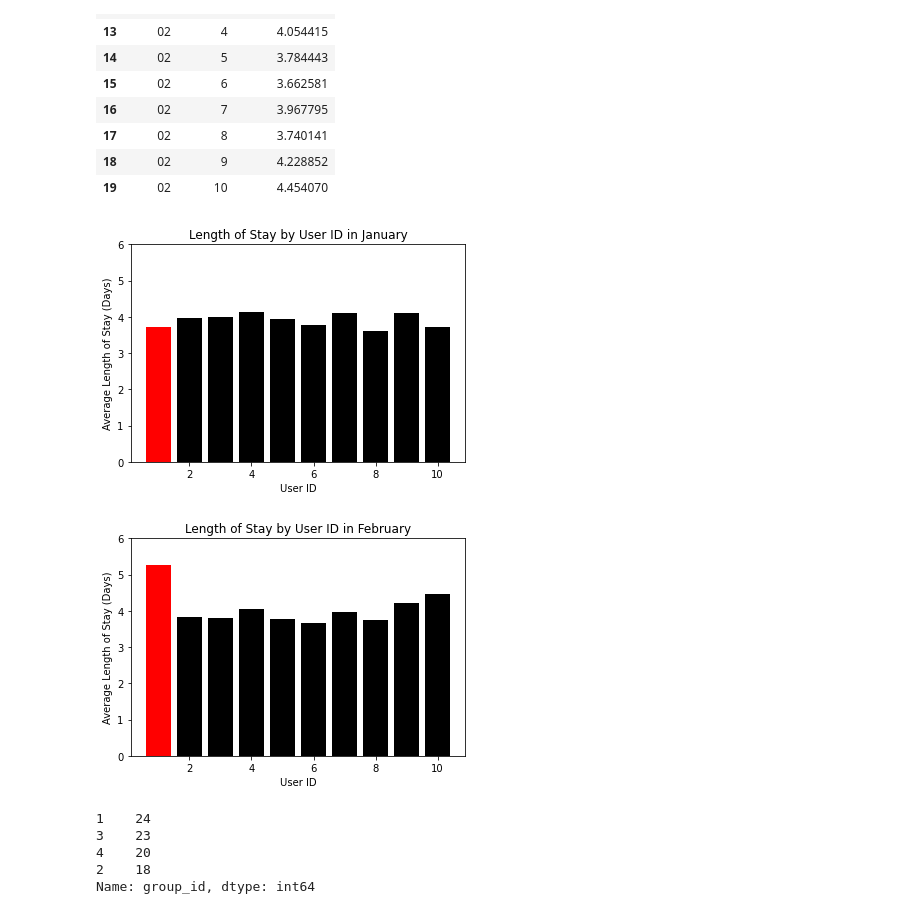
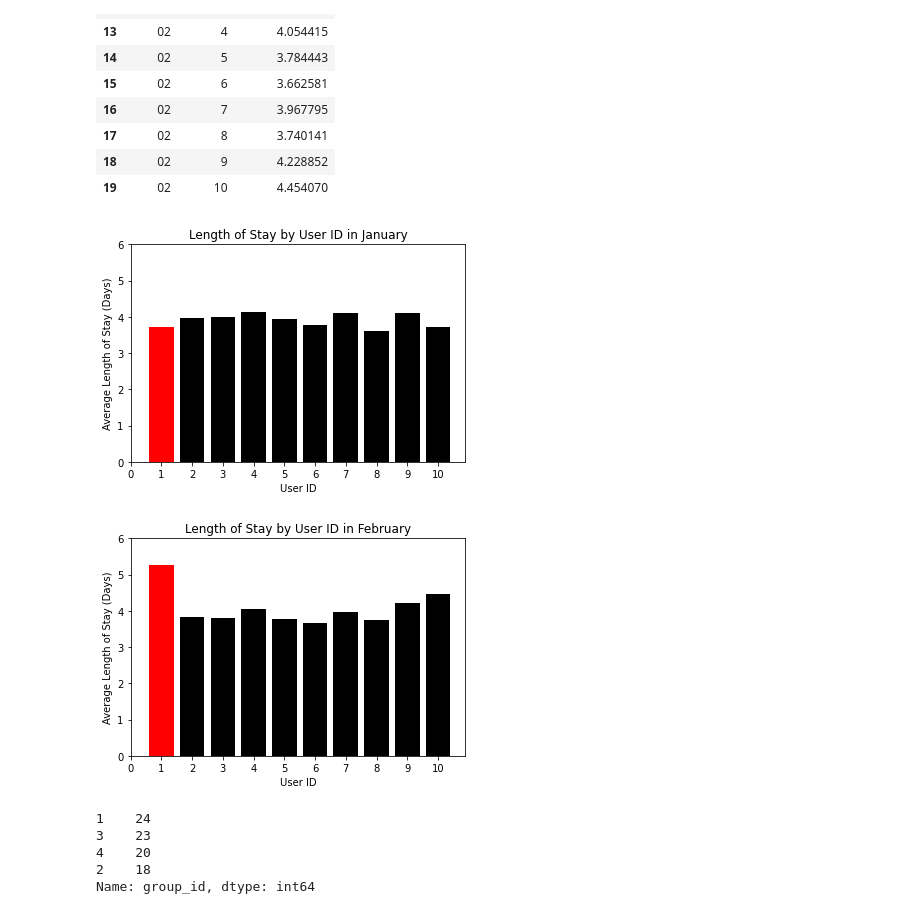
Before and after one commit to valputla/Customer-Success-Project, a Jupyter notebook: Take Home Analysis.ipynb, the cells around one changed output. Saved outputs shown, nothing was run; the diff lists cells and outputs as text; code cells hidden in the pictures.

```diff
--- a/Take Home Analysis.ipynb
+++ b/Take Home Analysis.ipynb
@@ -74,21 +76,23 @@ plt.title("Length of Stay by User ID in January")
 plt.xlabel("User ID")
 plt.ylabel("Average Length of Stay (Days)")
 plt.ylim(0,6)
+plt.xticks(np.arange(0, 11, step=1))
 plt.savefig("../Customer-Success-Team-Project/Images/LOSjan.png")
 plt.show()
 # %% [output]
-[figure, old version]
+[figure, new version]
 # %%
 plt.bar(q2_months_los_feb["user_id"], q2_months_los_feb["length_of_stay"],
         color=['red', 'black', 'black', 'black', 'black', 'black', 'black', 'black', 'black', 'black'])
 plt.title("Length of Stay by User ID in February")
 plt.xlabel("User ID")
 plt.ylabel("Average Length of Stay (Days)")
+plt.xticks(np.arange(0, 11, step=1))
 plt.ylim(0,6)
 plt.savefig("../Customer-Success-Team-Project/Images/LOSfeb.png")
 plt.show()
 # %% [output]
-[figure, old version]
+[figure, new version]
 # %%
 q1_user_groups_value_counts = q1_user_groups["group_id"].value_counts()
 q1_user_groups_value_counts
```
Also changed, not shown: parts of 13 cells of this notebook, 4 other files.
